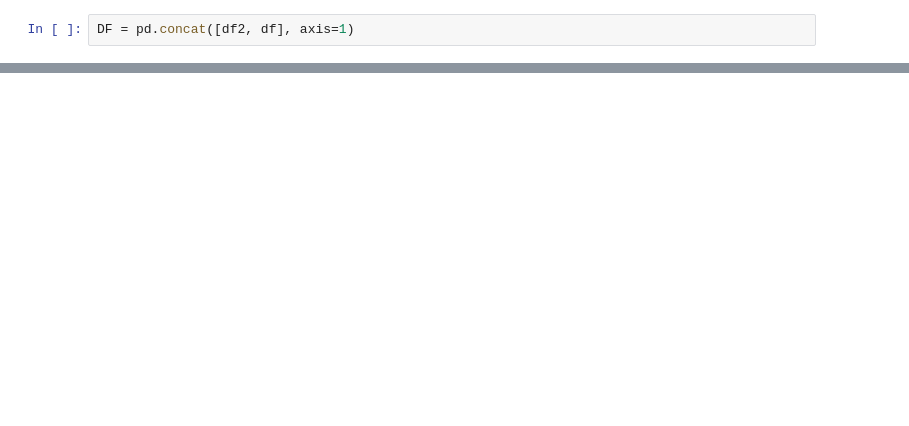
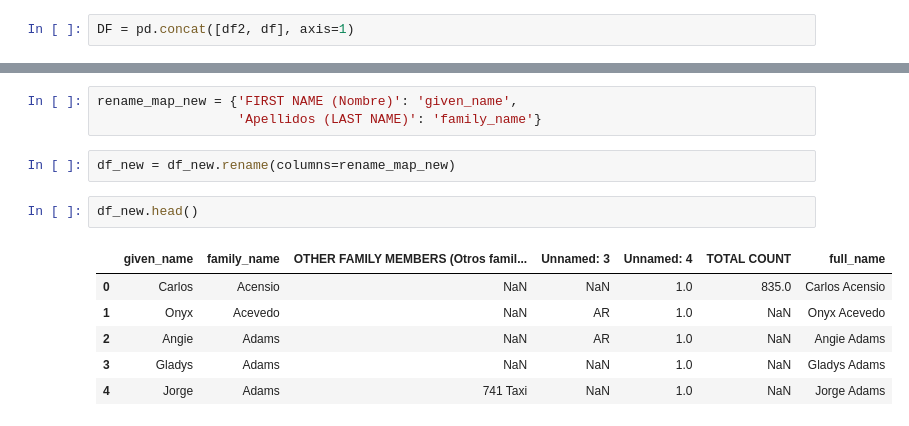
Before and after one commit to karmacelina/mtb_snail_uploads, a Jupyter notebook: notebooks/Untitled.ipynb, the cells around one changed output, grey strips where cells are left out. Drawn from its saved outputs; the diff is of its cells as text; blank space fills up the shorter version.

```diff
--- a/notebooks/Untitled.ipynb
+++ b/notebooks/Untitled.ipynb
@@ -153,0 +204,14 @@ DF.head()
+# %%
+rename_map_new = {'FIRST NAME (Nombre)': 'given_name',
+                  'Apellidos (LAST NAME)': 'family_name'}
+# %%
+df_new = df_new.rename(columns=rename_map_new)
+# %%
+df_new.head()
+# %% [output]
+|  | given_name | family_name | OTHER FAMILY MEMBERS (Otros famil... | Unnamed: 3 | Unnamed: 4 | TOTAL COUNT | full_name |
+| 0 | Carlos | Acensio | NaN | NaN | 1.0 | 835.0 | Carlos Acensio |
+| 1 | Onyx | Acevedo | NaN | AR | 1.0 | NaN | Onyx Acevedo |
+| 2 | Angie | Adams | NaN | AR | 1.0 | NaN | Angie Adams |
+| 3 | Gladys | Adams | NaN | NaN | 1.0 | NaN | Gladys Adams |
+| 4 | Jorge | Adams | 741 Taxi | NaN | 1.0 | NaN | Jorge Adams |
```
Also changed, not shown: parts of 24 cells of this notebook.
